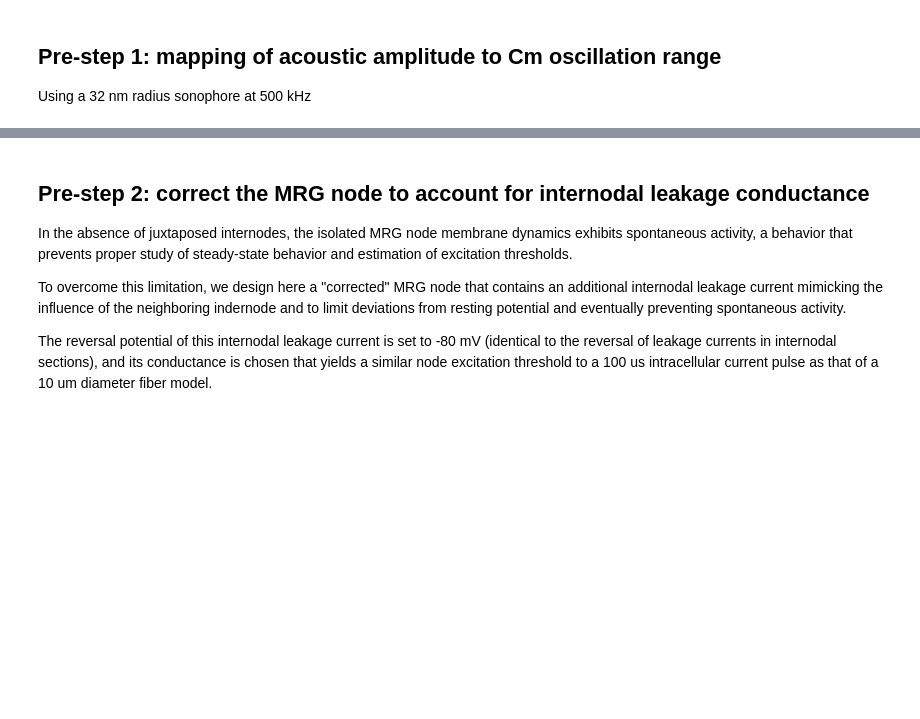
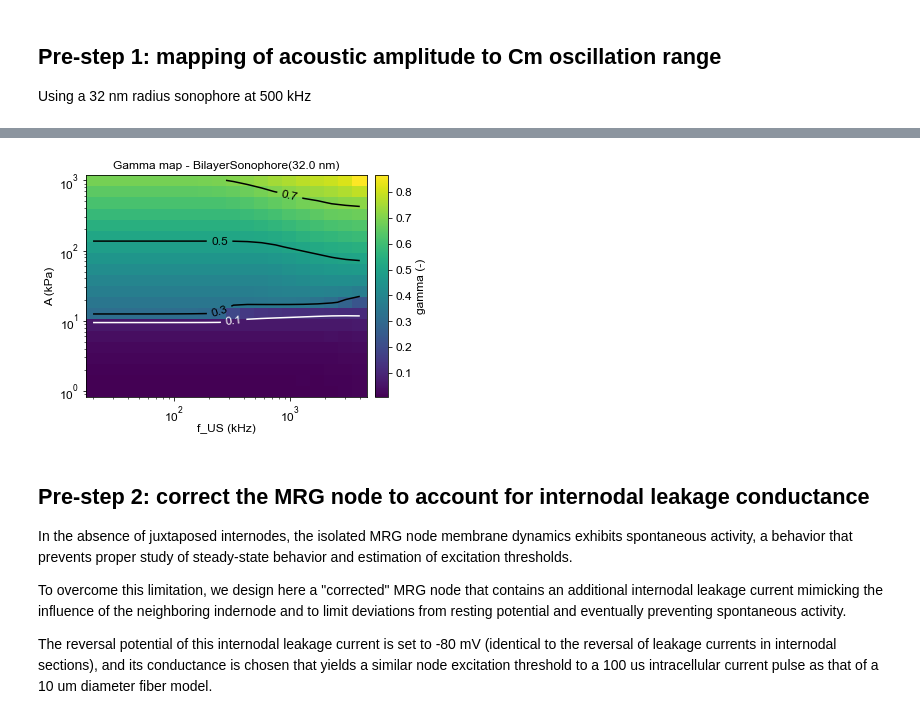
Before and after one commit to tjjlemaire/MorphoSONIC, a Jupyter notebook: notebooks/SONIC multi-comp benchmark.ipynb, the cells around one changed output, grey strips where cells are left out. Saved outputs shown, nothing was run; the diff lists cells and outputs as text; code cells hidden in the pictures; blank space fills up the shorter version.

```diff
--- a/notebooks/SONIC multi-comp benchmark.ipynb
+++ b/notebooks/SONIC multi-comp benchmark.ipynb
@@ -29,29 +30,10 @@ root = 'benchmarkData'
 nperax = 20
 f_US = 500.   # kHz
 freqs = np.logspace(np.log10(20.), np.log10(4000.), nperax)  # kHz
+amps = np.logspace(0, 3, 20)  # kPa
+tstop_active = 3.0  # ms
+figs = {}
 # %% [markdown]
 ## Pre-step 1: mapping of acoustic amplitude to Cm oscillation range
 
 Using a 32 nm radius sonophore at 500 kHz
-# %%
-bls = BilayerSonophore(32e-9, 1e-2, 0.)
-amps = np.logspace(3, np.log10(1e6), 20)  # Pa
-Cm_ptp = np.empty(amps.size)
-for i, A in enumerate(amps):
-    data, meta = bls.simulate(AcousticDrive(f_US * 1e3, A), 0.)
-    Cm_ptp[i] = np.ptp(bls.v_capacitance(data['Z']))
-
-# Plot normalized Cm half oscillation range vs. acoustic amplitude for various coverages
-coverages = np.linspace(0.0, 1.0, 20)
-mymap = plt.get_cmap('viridis')
-norm, sm = setNormalizer(mymap, bounds(coverages * 100), 'lin')
-fig, ax = plt.subplots()
-ax.set_xlabel('A (kPa)')
-ax.set_ylabel('$\gamma$')
-ax.set_xscale('log')
-for fs in coverages:
-    ax.plot(amps * 1e-3, Cm_ptp * fs / (2 * bls.Cm0), c=sm.to_rgba(fs * 100))
-fig.subplots_adjust(left=0.1, right=0.8, bottom=0.15, top=0.95, hspace=0.5)
-cbarax = fig.add_axes([0.85, 0.15, 0.03, 0.8])
-cbar = fig.colorbar(sm, cax=cbarax)
-cbarax.set_ylabel(f'sonophore coverge (%)');
@@ -76,0 +40,7 @@ cbarax.set_ylabel(f'sonophore coverge (%)');
+# %%
+bls = BilayerSonophore(32e-9, 1e-2, 0.)
+gamma_map = GammaMap(root, bls, freqs, amps)
+gamma_map.run()
+fig = gamma_map.render()
+figs['gamma_map'] = fig
+# %% [output]
@@ -77,2 +48,3 @@ cbarax.set_ylabel(f'sonophore coverge (%)');
+[figure, added]
 # %%
 # Inteprolate max gamma and 100 kPa equivalent gamma for 100% sonophore coverage
```
Also changed, not shown: parts of 15 cells of this notebook, 21 other files.
